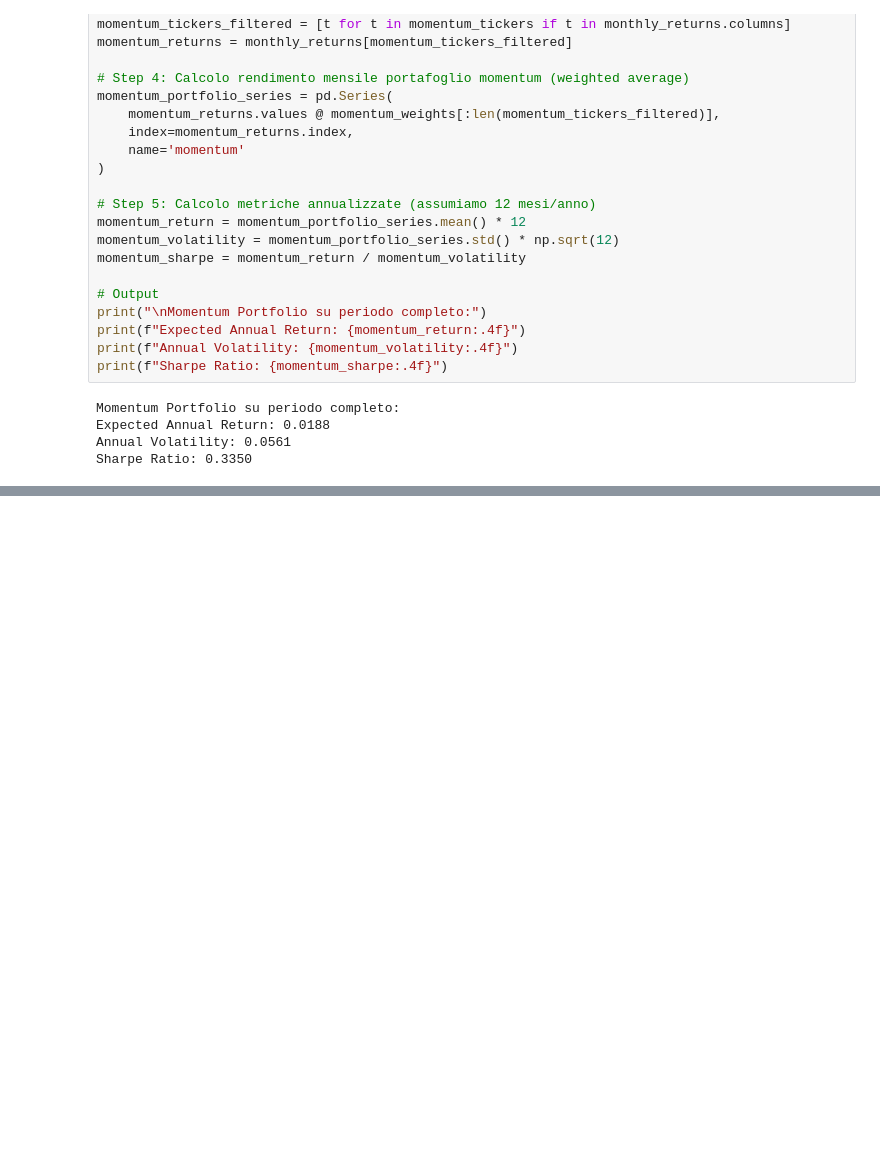
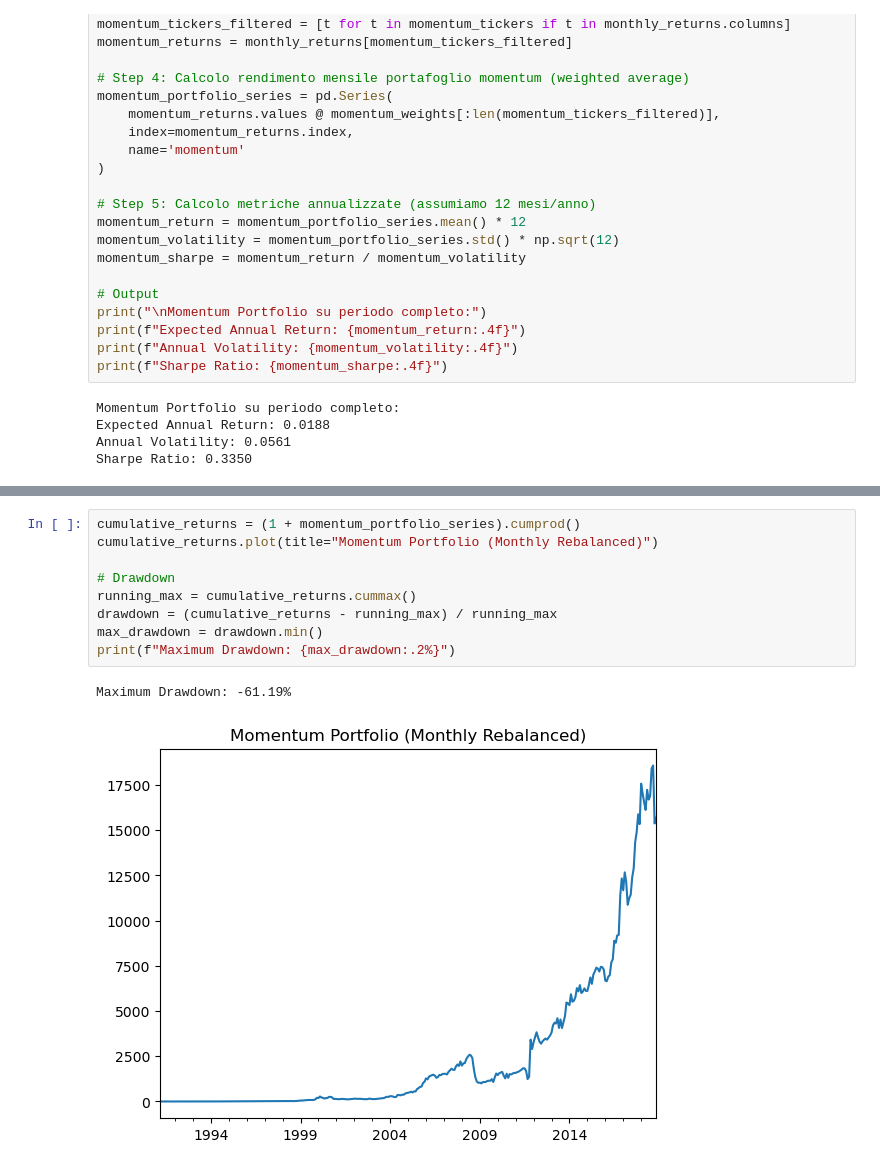
Before and after one commit to LucreziaPenati/Financial-Market-Analytics-Project, a Jupyter notebook: Python_scripts/momentum_investing.ipynb, the cells around one changed output, grey strips where cells are left out. Saved outputs shown, nothing was run; the diff lists cells and outputs as text; blank space fills up the shorter version.

Commit message:
Add drawdown + rebalancing logic

```diff
--- a/Python_scripts/momentum_investing.ipynb
+++ b/Python_scripts/momentum_investing.ipynb
@@ -631,0 +707,12 @@ Name: AEP Texas Inc, Length: 336, dtype: datetime64[ns]' has dtype incompatible
+# %%
+cumulative_returns = (1 + momentum_portfolio_series).cumprod()
+cumulative_returns.plot(title="Momentum Portfolio (Monthly Rebalanced)")
+
+# Drawdown
+running_max = cumulative_returns.cummax()
+drawdown = (cumulative_returns - running_max) / running_max
+max_drawdown = drawdown.min()
+print(f"Maximum Drawdown: {max_drawdown:.2%}")
+# %% [output]
+Maximum Drawdown: -61.19%
+[figure, added]
```
Also changed, not shown: parts of 14 cells of this notebook.
